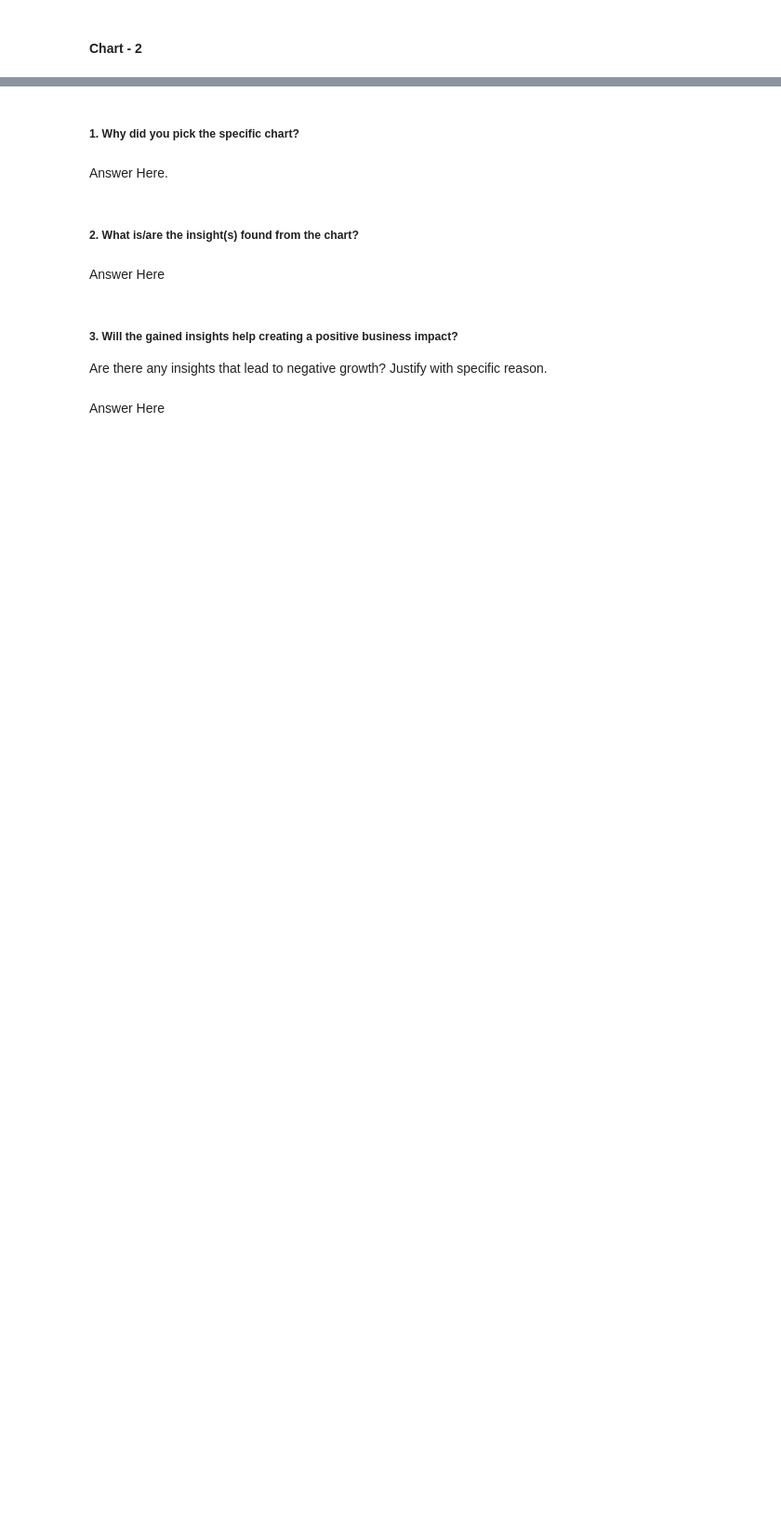
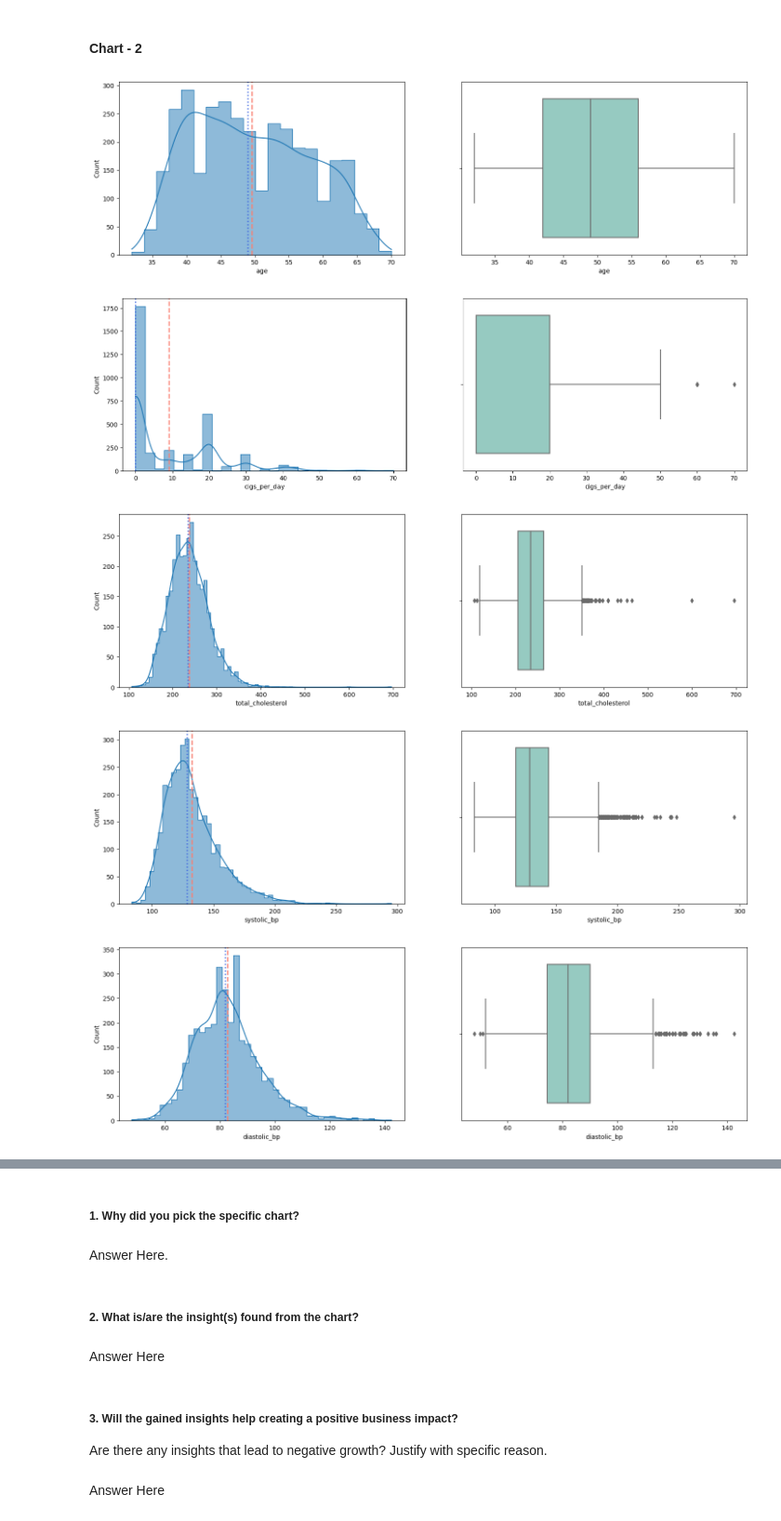
Before and after one commit to shubham19nijwala/Cardiovascular-Risk-Prediction, a Jupyter notebook: Cardiovascular_Risk_Prediction_Classification.ipynb, the cells around one changed output, grey strips where cells are left out. Shown at 93% size. Cells and saved outputs as stored; diff of their text form; code cells hidden in the pictures; blank space fills up the shorter version.

```diff
--- a/Cardiovascular_Risk_Prediction_Classification.ipynb
+++ b/Cardiovascular_Risk_Prediction_Classification.ipynb
@@ -129,0 +220,6 @@ Answer Here
+# %%
+# Check Unique Values for each variable.
+for i,column in enumerate(df.columns):
+  print(f'{i+1})  {column} : number of unique values= {df[column].nunique()}')
+  print(f'unique values: {df[column].unique() }')
+  print('\n')
@@ -135,0 +258,4 @@ Answer Here
+# %%
+dependent_var = ['ten_year_chd']
+categorical_var = [i for i in df_2.columns if df_2[i].nunique()<5]
+numerical_var = [i for i in df_2.columns if i not in categorical_var]
@@ -162,0 +309,17 @@ Answer Here
+# %%
+# Chart - 2 visualization code
+# Distribution of Numerical Features
+for var in numerical_var:
+  fig,(ax1,ax2)=plt.subplots(1,2,figsize=(18,5))
+  sns.histplot(df_2,x=var,kde=True,ax=ax1,element='step')
+  ax1.axvline(df_2[var].mean(),color='salmon', linestyle='dashed', linewidth=2)
+  ax1.axvline(df_2[var].median(),color='royalblue', linestyle=':', linewidth=2)
+  sns.boxplot(df_2,x=var,ax=ax2,palette="Set3")
+  plt.show()
+  print('\n\n')
+# %% [output]
+[figure, added]
+[figure, added]
+[figure, added]
+[figure, added]
+[figure, added]
```
Also changed, not shown: parts of 41 cells of this notebook.
